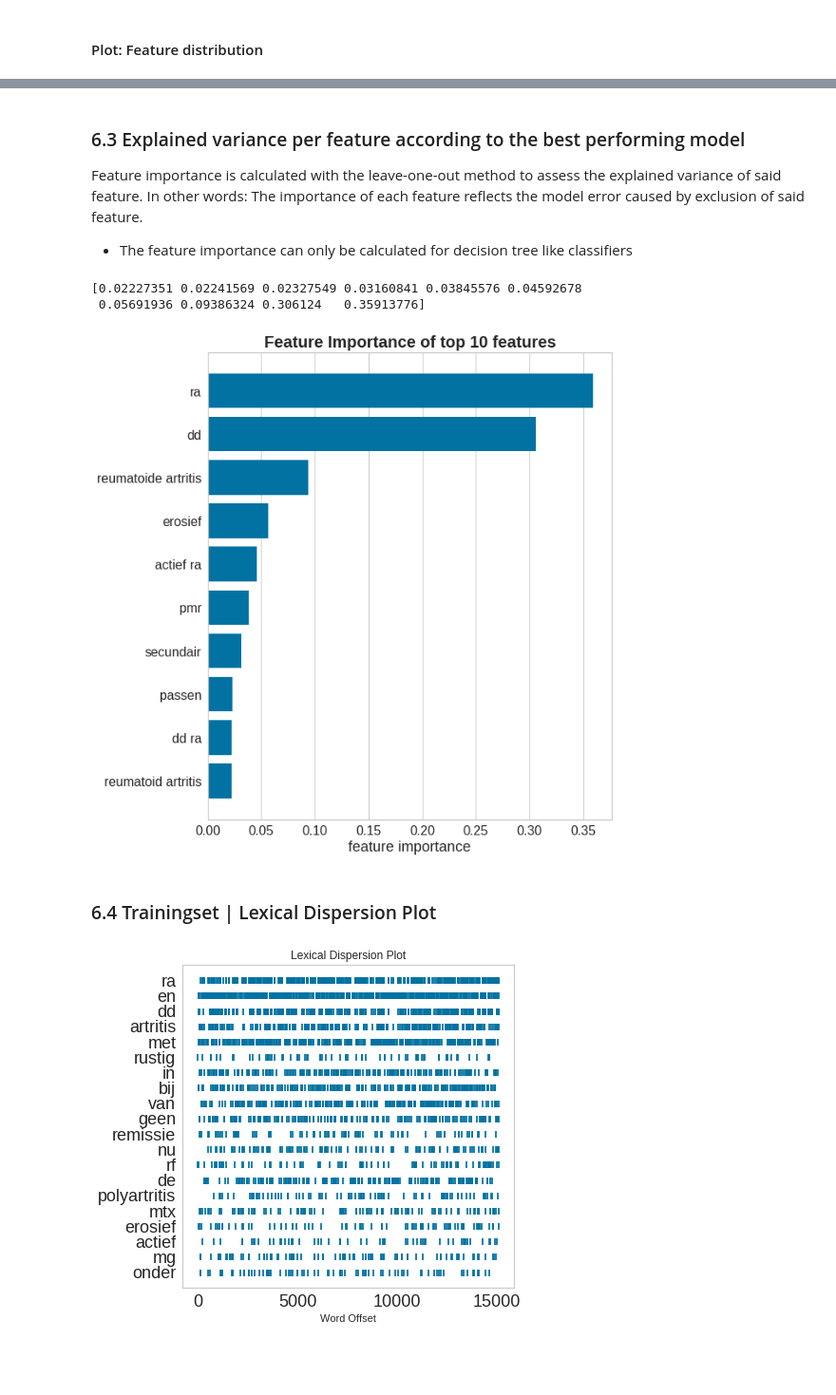
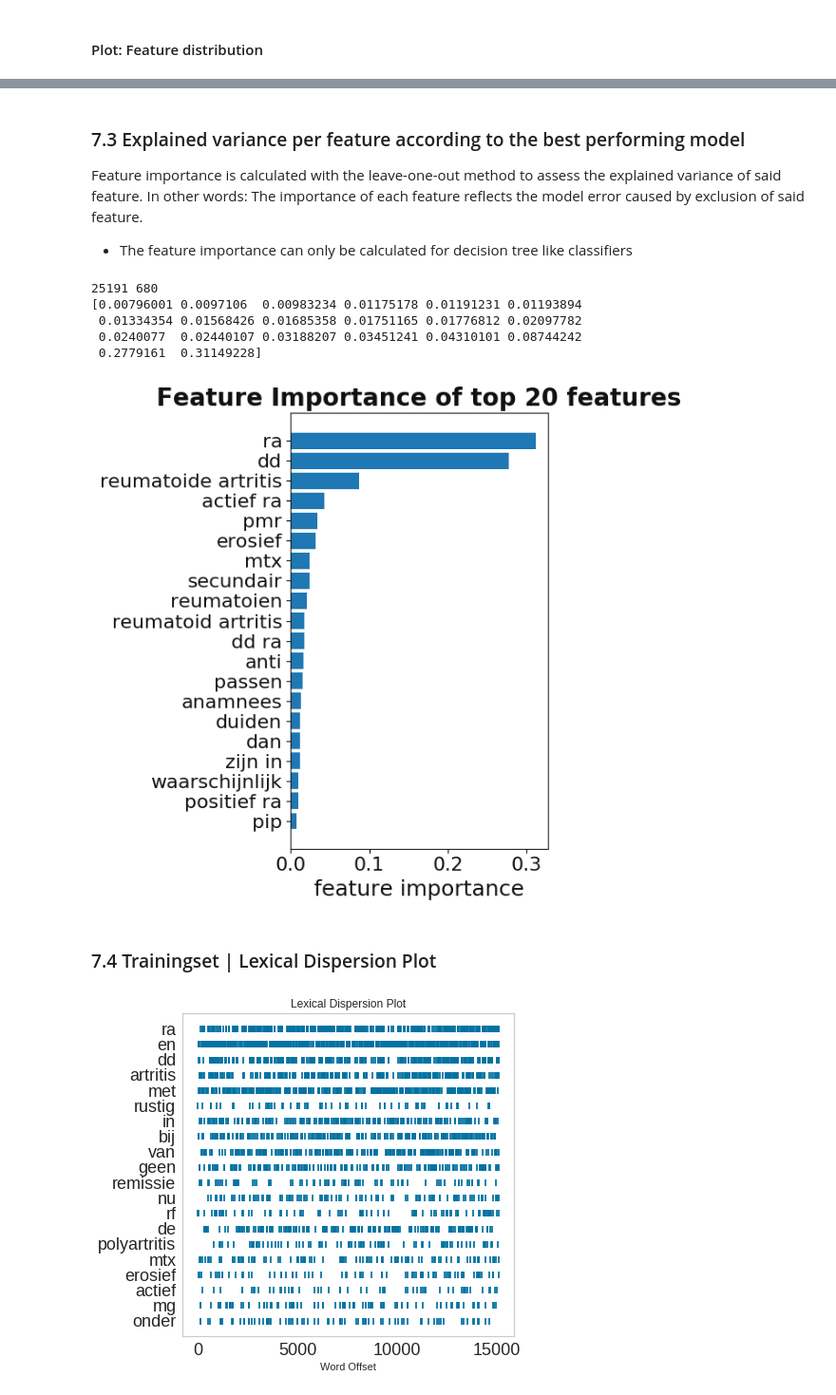
Before and after one commit to levrex/DiagnosisExtraction_ML, a Jupyter notebook: Notebook_Diagnosis_Extraction.ipynb, the cells around one changed output, grey strips where cells are left out. Shown at 95% size. Saved outputs shown, nothing was run; the diff lists cells and outputs as text; code cells hidden in the pictures; blank space fills up the shorter version.

```diff
--- a/Notebook_Diagnosis_Extraction.ipynb
+++ b/Notebook_Diagnosis_Extraction.ipynb
@@ -335,7 +319,0 @@ ax = plt.scatter(x=gbm_model[0], y=list(range(len(gbm_model[0]))), c=y_b[test_in
-# %%
-plt.figure(figsize=(6,4))
-plt.rcParams.update({'font.size': 10})
-plt, mean_auc = bc.classifyOnLowerPrevalence(filtered_pipe[1], X, np.array(y_b), 1, 'GBM 50/50', 'g')
-plt, mean_auc = bc.classifyOnLowerPrevalence(filtered_pipe[1], X, np.array(y_b), .4, 'GBM .20', 'r')
-plt, mean_auc = bc.classifyOnLowerPrevalence(filtered_pipe[1], X, np.array(y_b), .05, 'GBM .05', 'b')
-plt.savefig('figures/results/ROC_GBM_LowPrevalenceRA.png', bbox_inches='tight')
@@ -422,0 +440,14 @@ plt.show()
+# %%
+params = {'legend.fontsize': 4,
+          'figure.figsize': (5,4),
+          'axes.grid': False,
+         'axes.labelsize': 8,
+         'axes.titlesize':'xx-small',
+         'xtick.labelsize':8,
+          'axes.labelcolor' : 'k',
+          'ytick.color' : 'k',
+          'xtick.color': 'k',
+        'font.weight':'regular',
+         'ytick.labelsize':8}
+pylab.rcParams.update(params)
+ax = plt.scatter(x=gbm_model[0], y=list(range(len(gbm_model[0]))), c=y_b[test_index], cmap='viridis')
@@ -422,0 +489,6 @@ plt.show()
+# %%
+import matplotlib.pylab as pylab
+params = {'figure.figsize': (10,5), 'axes.titlesize':20, 'font.weight':'regular', 'xtick.labelsize':22, 'ytick.labelsize':22, 'axes.labelsize':22, 'font.size':22}#fontweight='bold'
+pylab.rcParams.update(params)
+
+tm.getConfusionMatrix('SGDClassifier', desired=0.9, most_val='tpr')
@@ -422,0 +509,6 @@ plt.show()
+# %%
+import matplotlib.pylab as pylab
+params = {'figure.figsize': (10,5), 'axes.titlesize':20, 'font.weight':'regular', 'xtick.labelsize':22, 'ytick.labelsize':22, 'axes.labelsize':22, 'font.size':22}#fontweight='bold'
+pylab.rcParams.update(params)
+
+tm.getConfusionMatrix('SGDClassifier', desired=0.9, most_val='prc')
@@ -431,22 +548,30 @@ plt.show()
 # %% [markdown]
-### 6.3 Explained variance per feature according to the best performing model
+### 7.3 Explained variance per feature according to the best performing model
 Feature importance is calculated with the leave-one-out method to assess the explained variance of said feature. In other words: The importance of each feature reflects the model error caused by exclusion of said feature.
 
 - The feature importance can only be calculated for decision tree like classifiers
 # %%
 import importlib
 importlib.reload(bc)
+#params = {}#fontweight='bold'
 
-plt = bc.plotFeatureImportance(tuple(classifier)[1], X[train_index], np.array(y_b)[train_index], nr_features=10, ngram_range=(1,3))
+
+params = {'axes.titlesize':15, 'figure.figsize': (10,7)}
+pylab.rcParams.update(params)
+plt = bc.plotFeatureImportance(tuple(classifier)[1], X[train_index], np.array(y_b)[train_index], nr_features=20, top=True, ngram_range=(1,3))
+#plt.yticks(locs, ['ra', 'mtx', 'erosive', 'rheumatoid arthritis', 'rheumatoid', 'erosive ra', 'in',  'seropositive', 'rf', 'positive', 'ccp', 'the', 'positive erosion', 'active', 'acpa', 'ra in', 'mg', 'ra in remission', 'polyarthritis', 'of/from', 'arthritis', 'dd'][::-1])
 locs, labels = plt.yticks()
 
 plt.show()
 # %% [output]
-[0.02227351 0.02241569 0.02327549 0.03160841 0.03845576 0.04592678
- 0.05691936 0.09386324 0.306124   0.35913776]
+25191 680
+[0.00796001 0.0097106  0.00983234 0.01175178 0.01191231 0.01193894
+ 0.01334354 0.01568426 0.01685358 0.01751165 0.01776812 0.02097782
+ 0.0240077  0.02440107 0.03188207 0.03451241 0.04310101 0.08744242
+ 0.2779161  0.31149228]
-[figure, old version]
+[figure, new version]
 # %% [markdown]
-### 6.4 Trainingset | Lexical Dispersion Plot
+### 7.4 Trainingset | Lexical Dispersion Plot
 # %%
 bc.plotLexicalDispersion(X[train_index], ngram_range = (1,1))
 # %% [output]
```
Also changed, not shown: parts of 76 cells of this notebook, 22 other files.
